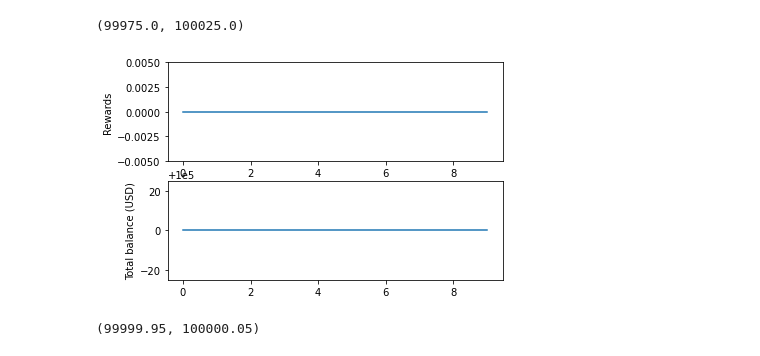
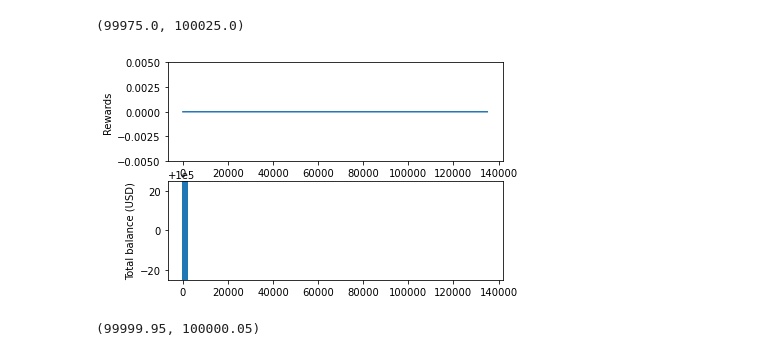
Before and after one commit to lukebrb/182_final, a Jupyter notebook: checkpoint2.ipynb, the cells around one changed output. Cells and saved outputs as stored; diff of their text form; code cells hidden in the pictures.

```diff
--- a/checkpoint2.ipynb
+++ b/checkpoint2.ipynb
@@ -9,31 +9,33 @@ from matplotlib import pyplot as plt
 # %%
 """ Here, we'll buy 10 times in a row and see what happens.
 Note that no rewards occur unless a sale is made. Thus, there won't be any here.
 """
+
+NUM_ITER = 135000
 
 States = []
 Rewards = []
 
 env = Environment.with_csv_fetcher()
 
 S_t = State.default()
-for t in range(10):
+for t in range(NUM_ITER):
     States.append(S_t)
     (S_t, R_t) = env.step(S_t, Action.buy)
     Rewards.append(R_t)
 
 Profit_At_States = list(map(lambda x: x.total_balance, States))
 
 fig, ax = plt.subplots(2)
-ax[0].plot(list(range(10)), Rewards, label="Rewards earned at $t$")
+ax[0].plot(list(range(NUM_ITER)), Rewards, label="Rewards earned at $t$")
 ax[0].set_ylabel("Rewards")
 ax[0].set_ylim([-0.005, 0.005])
-ax[1].plot(list(range(10)), Profit_At_States, label="Current balance at $t$")
+ax[1].plot(list(range(NUM_ITER)), Profit_At_States, label="Current balance at $t$")
 ax[1].set_ylabel("Total balance (USD)")
 ax[1].set_ylim([100000 - 25, 100000 + 25])
 # %% [output]
 (99975.0, 100025.0)
-[figure, old version]
+[figure, new version]
 # %%
 """ Here, we'll buy once, then sell 9 times in a row and see what happens.
 Note that no rewards occur unless a sale is made. Thus, we won't get any rewards until t > 1
```
Also changed, not shown: parts of 4 cells of this notebook, 9 other files.
